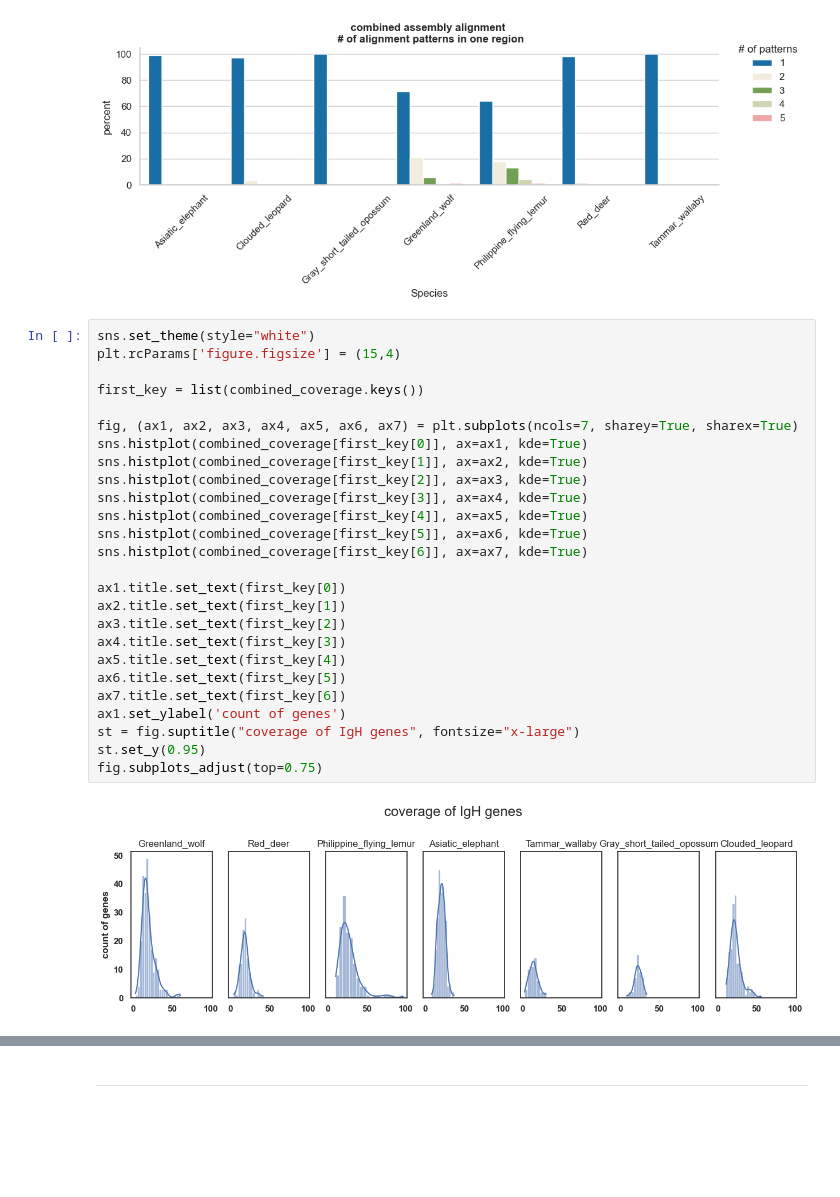
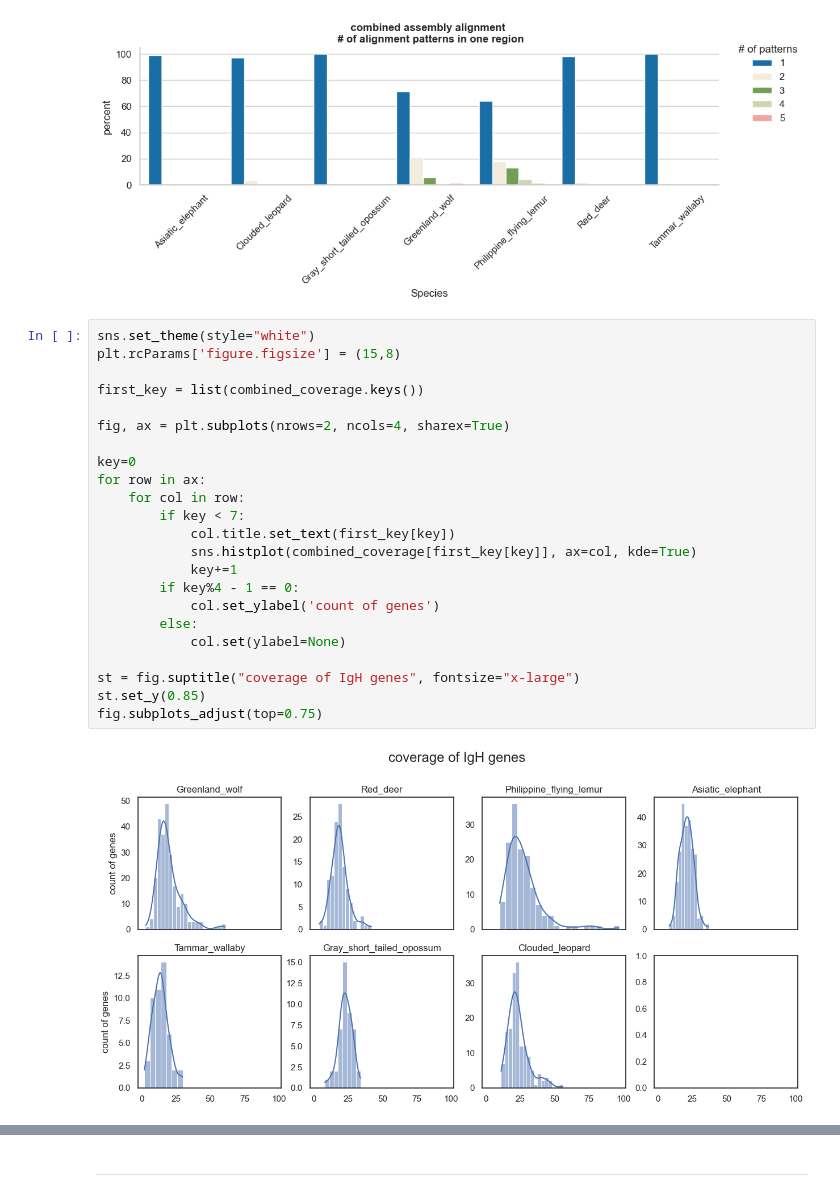
Before and after one commit to phylo-lab-usc/CloseRead_ig-assembly-eval, a Jupyter notebook: pri_comb_analysis.ipynb, the cells around one changed output, grey strips where cells are left out. Saved outputs shown, nothing was run; the diff lists cells and outputs as text; blank space fills up the shorter version.

```diff
--- a/pri_comb_analysis.ipynb
+++ b/pri_comb_analysis.ipynb
@@ -124,31 +141,28 @@ sns.move_legend(ax, "upper left", bbox_to_anchor=(1, 1))
 plt.savefig("combined_pattern.svg", format="svg", bbox_inches = "tight")
 # %% [output]
 [figure]
-# %%
-sns.set_theme(style="white")
-plt.rcParams['figure.figsize'] = (15,4)
-
-first_key = list(combined_coverage.keys())
-
-fig, (ax1, ax2, ax3, ax4, ax5, ax6, ax7) = plt.subplots(ncols=7, sharey=True, sharex=True)
-sns.histplot(combined_coverage[first_key[0]], ax=ax1, kde=True)
-sns.histplot(combined_coverage[first_key[1]], ax=ax2, kde=True)
-sns.histplot(combined_coverage[first_key[2]], ax=ax3, kde=True)
-sns.histplot(combined_coverage[first_key[3]], ax=ax4, kde=True)
-sns.histplot(combined_coverage[first_key[4]], ax=ax5, kde=True)
-sns.histplot(combined_coverage[first_key[5]], ax=ax6, kde=True)
-sns.histplot(combined_coverage[first_key[6]], ax=ax7, kde=True)
-
-ax1.title.set_text(first_key[0])
-ax2.title.set_text(first_key[1])
-ax3.title.set_text(first_key[2])
-ax4.title.set_text(first_key[3])
-ax5.title.set_text(first_key[4])
-ax6.title.set_text(first_key[5])
-ax7.title.set_text(first_key[6])
-ax1.set_ylabel('count of genes')
-st = fig.suptitle("coverage of IgH genes", fontsize="x-large")
-st.set_y(0.95)
-fig.subplots_adjust(top=0.75)
-# %% [output]
-[figure, removed]
+# %%
+sns.set_theme(style="white")
+plt.rcParams['figure.figsize'] = (15,8)
+
+first_key = list(combined_coverage.keys())
+
+fig, ax = plt.subplots(nrows=2, ncols=4, sharex=True)
+
+key=0
+for row in ax:
+    for col in row:
+        if key < 7:
+            col.title.set_text(first_key[key])
+            sns.histplot(combined_coverage[first_key[key]], ax=col, kde=True)
+            key+=1
+        if key%4 - 1 == 0:
+            col.set_ylabel('count of genes')
+        else:
+            col.set(ylabel=None)
+
+st = fig.suptitle("coverage of IgH genes", fontsize="x-large")
+st.set_y(0.85)
+fig.subplots_adjust(top=0.75)
+# %% [output]
+[figure, added]
```
Also changed, not shown: parts of 15 cells of this notebook.
